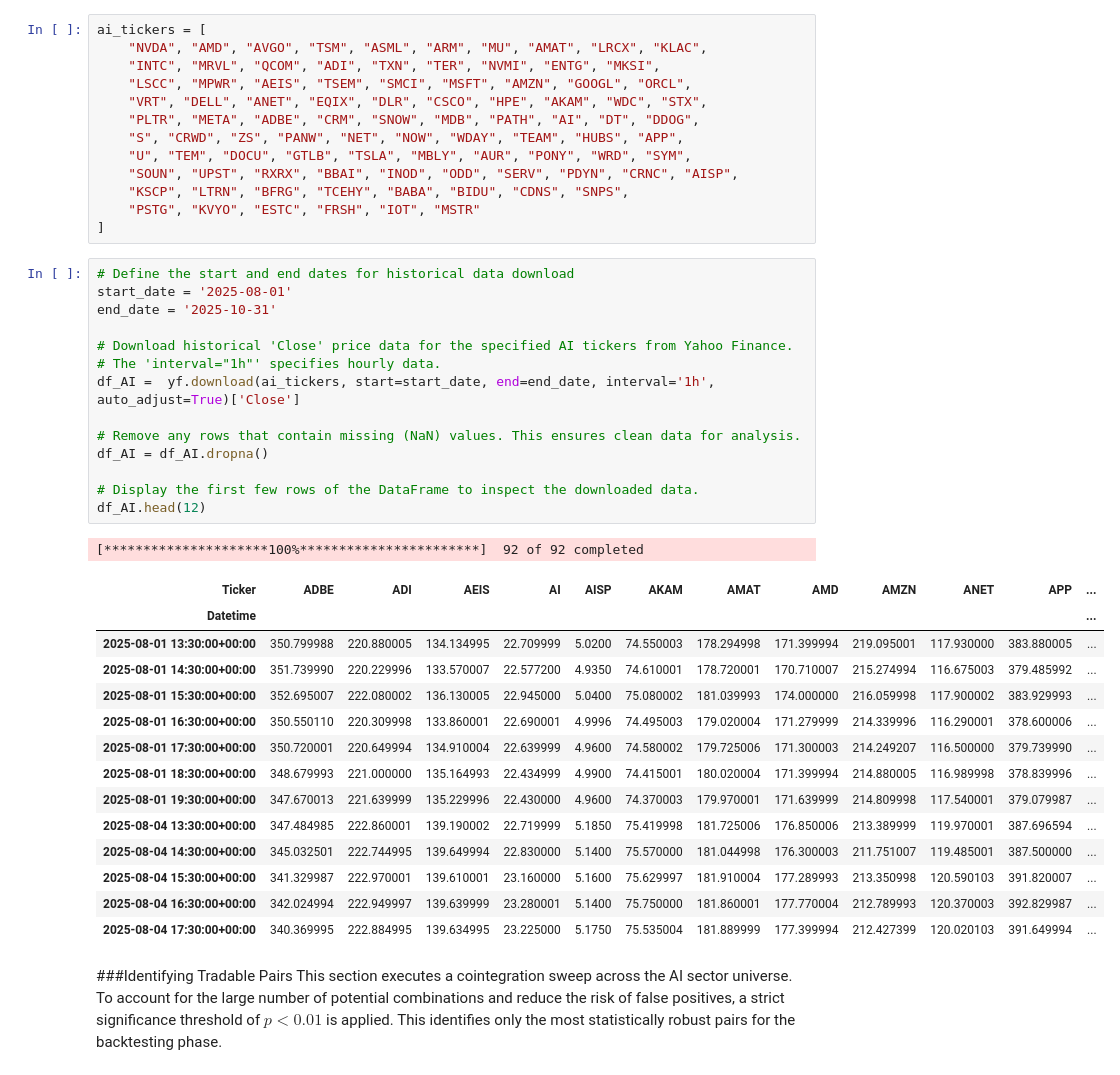
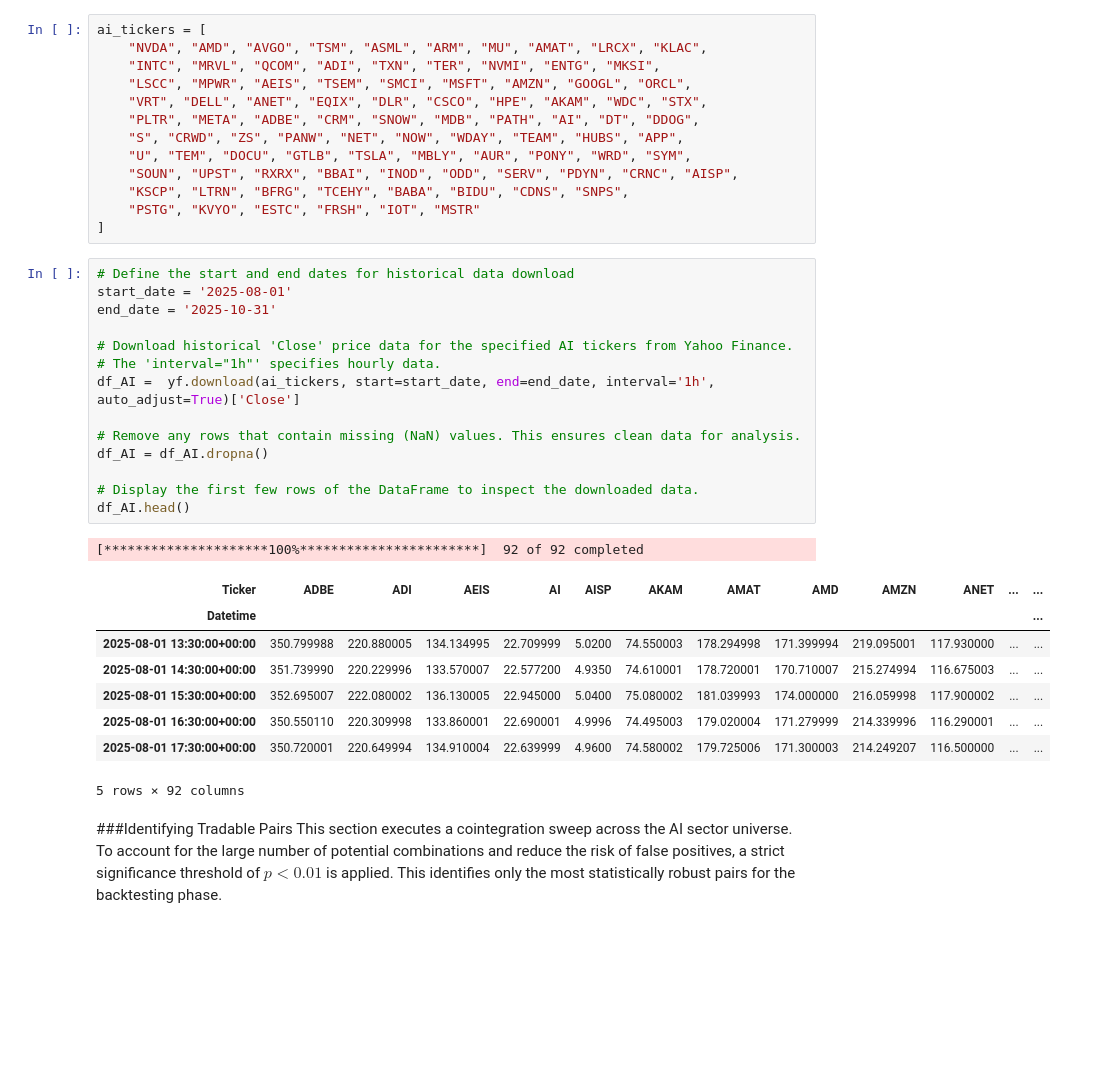
Before and after one commit to GadiSap/Statistical-Arbitrage-Backtester, a Jupyter notebook: AI_Sector_Statistical_Arbitrage_Framework.ipynb, the cells around one changed output. Cells and saved outputs as stored; diff of their text form; blank space fills up the shorter version.

```diff
--- a/AI_Sector_Statistical_Arbitrage_Framework.ipynb
+++ b/AI_Sector_Statistical_Arbitrage_Framework.ipynb
@@ -44,33 +44,27 @@ ai_tickers = [
 # %%
 # Define the start and end dates for historical data download
 start_date = '2025-08-01'
 end_date = '2025-10-31'
 
 # Download historical 'Close' price data for the specified AI tickers from Yahoo Finance.
 # The 'interval="1h"' specifies hourly data.
 df_AI =  yf.download(ai_tickers, start=start_date, end=end_date, interval='1h', auto_adjust=True)['Close']
 
 # Remove any rows that contain missing (NaN) values. This ensures clean data for analysis.
 df_AI = df_AI.dropna()
 
 # Display the first few rows of the DataFrame to inspect the downloaded data.
-df_AI.head(12)
+df_AI.head()
 # %% [output]
 [*********************100%***********************]  92 of 92 completed
-| Ticker | ADBE | ADI | AEIS | AI | AISP | AKAM | AMAT | AMD | AMZN | ANET | APP | ... |
+| Ticker | ADBE | ADI | AEIS | AI | AISP | AKAM | AMAT | AMD | AMZN | ANET | ... | ... |
 | Datetime |  |  |  |  |  |  |  |  |  |  |  | ... |
-| 2025-08-01 13:30:00+00:00 | 350.799988 | 220.880005 | 134.134995 | 22.709999 | 5.0200 | 74.550003 | 178.294998 | 171.399994 | 219.095001 | 117.930000 | 383.880005 | ... |
-| 2025-08-01 14:30:00+00:00 | 351.739990 | 220.229996 | 133.570007 | 22.577200 | 4.9350 | 74.610001 | 178.720001 | 170.710007 | 215.274994 | 116.675003 | 379.485992 | ... |
-| 2025-08-01 15:30:00+00:00 | 352.695007 | 222.080002 | 136.130005 | 22.945000 | 5.0400 | 75.080002 | 181.039993 | 174.000000 | 216.059998 | 117.900002 | 383.929993 | ... |
-| 2025-08-01 16:30:00+00:00 | 350.550110 | 220.309998 | 133.860001 | 22.690001 | 4.9996 | 74.495003 | 179.020004 | 171.279999 | 214.339996 | 116.290001 | 378.600006 | ... |
-| 2025-08-01 17:30:00+00:00 | 350.720001 | 220.649994 | 134.910004 | 22.639999 | 4.9600 | 74.580002 | 179.725006 | 171.300003 | 214.249207 | 116.500000 | 379.739990 | ... |
-| 2025-08-01 18:30:00+00:00 | 348.679993 | 221.000000 | 135.164993 | 22.434999 | 4.9900 | 74.415001 | 180.020004 | 171.399994 | 214.880005 | 116.989998 | 378.839996 | ... |
-| 2025-08-01 19:30:00+00:00 | 347.670013 | 221.639999 | 135.229996 | 22.430000 | 4.9600 | 74.370003 | 179.970001 | 171.639999 | 214.809998 | 117.540001 | 379.079987 | ... |
-| 2025-08-04 13:30:00+00:00 | 347.484985 | 222.860001 | 139.190002 | 22.719999 | 5.1850 | 75.419998 | 181.725006 | 176.850006 | 213.389999 | 119.970001 | 387.696594 | ... |
-| 2025-08-04 14:30:00+00:00 | 345.032501 | 222.744995 | 139.649994 | 22.830000 | 5.1400 | 75.570000 | 181.044998 | 176.300003 | 211.751007 | 119.485001 | 387.500000 | ... |
-| 2025-08-04 15:30:00+00:00 | 341.329987 | 222.970001 | 139.610001 | 23.160000 | 5.1600 | 75.629997 | 181.910004 | 177.289993 | 213.350998 | 120.590103 | 391.820007 | ... |
-| 2025-08-04 16:30:00+00:00 | 342.024994 | 222.949997 | 139.639999 | 23.280001 | 5.1400 | 75.750000 | 181.860001 | 177.770004 | 212.789993 | 120.370003 | 392.829987 | ... |
-| 2025-08-04 17:30:00+00:00 | 340.369995 | 222.884995 | 139.634995 | 23.225000 | 5.1750 | 75.535004 | 181.889999 | 177.399994 | 212.427399 | 120.020103 | 391.649994 | ... |
+| 2025-08-01 13:30:00+00:00 | 350.799988 | 220.880005 | 134.134995 | 22.709999 | 5.0200 | 74.550003 | 178.294998 | 171.399994 | 219.095001 | 117.930000 | ... | ... |
+| 2025-08-01 14:30:00+00:00 | 351.739990 | 220.229996 | 133.570007 | 22.577200 | 4.9350 | 74.610001 | 178.720001 | 170.710007 | 215.274994 | 116.675003 | ... | ... |
+| 2025-08-01 15:30:00+00:00 | 352.695007 | 222.080002 | 136.130005 | 22.945000 | 5.0400 | 75.080002 | 181.039993 | 174.000000 | 216.059998 | 117.900002 | ... | ... |
+| 2025-08-01 16:30:00+00:00 | 350.550110 | 220.309998 | 133.860001 | 22.690001 | 4.9996 | 74.495003 | 179.020004 | 171.279999 | 214.339996 | 116.290001 | ... | ... |
+| 2025-08-01 17:30:00+00:00 | 350.720001 | 220.649994 | 134.910004 | 22.639999 | 4.9600 | 74.580002 | 179.725006 | 171.300003 | 214.249207 | 116.500000 | ... | ... |
+5 rows × 92 columns
 # %% [markdown]
 ###Identifying Tradable Pairs
 This section executes a cointegration sweep across the AI sector universe. To account for the large number of potential combinations and reduce the risk of false positives, a strict significance threshold of $p < 0.01$ is applied. This identifies only the most statistically robust pairs for the backtesting phase.
```
Also changed, not shown: parts of 10 cells of this notebook.
